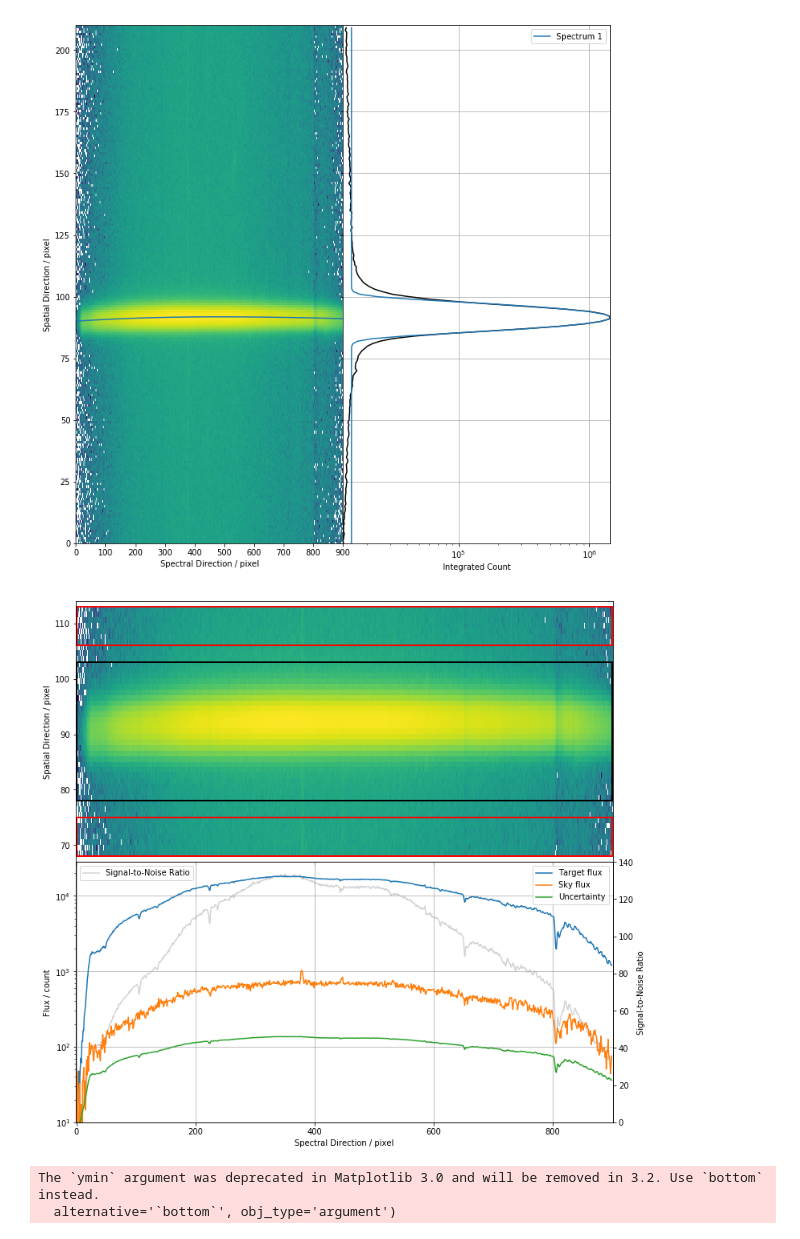
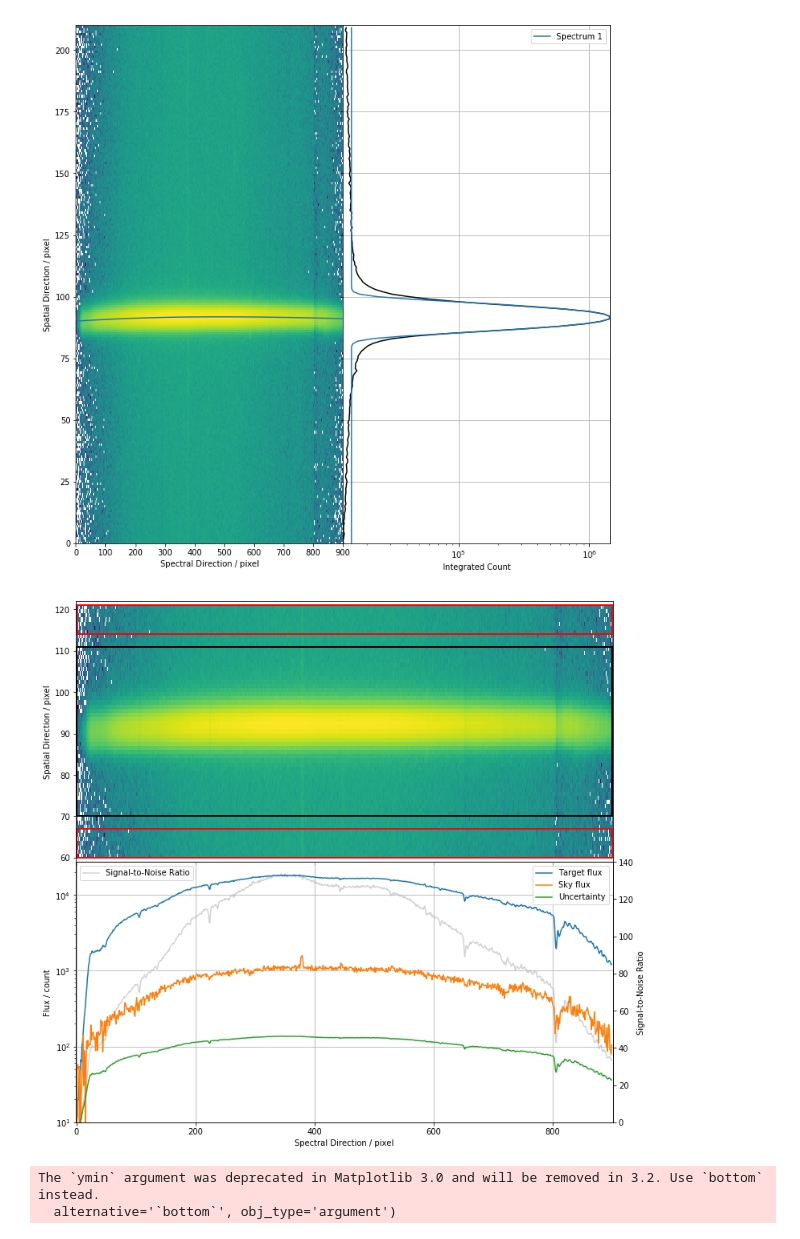
Before and after one commit to cylammarco/ASPIRED, a Jupyter notebook: SPRAT_2dspec_BDp33_flux_calibrate.ipynb, the cells around one changed output. Cells and saved outputs as stored; diff of their text form; code cells hidden in the pictures.

```diff
--- a/SPRAT_2dspec_BDp33_flux_calibrate.ipynb
+++ b/SPRAT_2dspec_BDp33_flux_calibrate.ipynb
@@ -46,16 +46,16 @@ my, my_sigma = twodspec.ap_trace(sprat_data, nsteps=20, Saxis=1, spatial_mask=sp
 # %%
 # (4b) (Optimal) Extracting spectrum by summing over the aperture along the trace
 # my[0] is a special cases where skysep has to be increased to avoid crowding
 spec, sky, err = twodspec.ap_extract(
     sprat_data,
     my[0],
-    apwidth=12,
+    apwidth=20,
     trace_sigma = my_sigma[0],
     spatial_mask=spatial_mask,
     spec_mask=spec_mask,
     display=True)
 # %% [output]
-[figure, old version]
+[figure, new version]
 # %%
 standard._read_standard('bd33d2642' ,'oke', 'flux', display=True)
 # %% [output]
```
Also changed, not shown: parts of 3 cells of this notebook, 2 other files.
